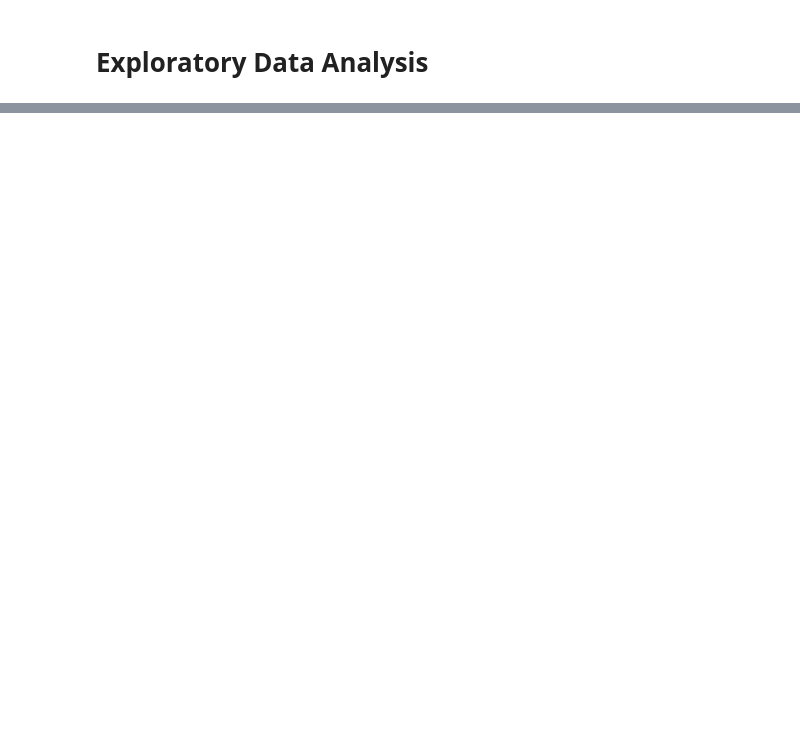
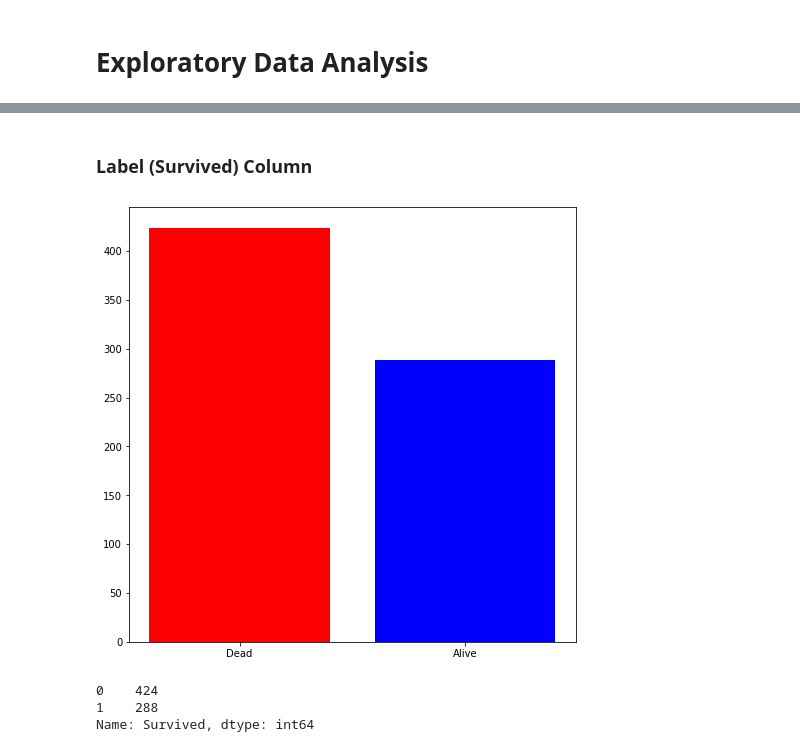
Before and after one commit to neharikajsh/Titanic_Data_Evaluation, a Jupyter notebook: Titanic_Data_Evaluation.ipynb, the cells around one changed output, grey strips where cells are left out. Cells and saved outputs as stored; diff of their text form; code cells hidden in the pictures; blank space fills up the shorter version.

```diff
--- a/Titanic_Data_Evaluation.ipynb
+++ b/Titanic_Data_Evaluation.ipynb
@@ -15,7 +24,7 @@ from sklearn.model_selection import GridSearchCV
 # %% [markdown]
 # The Data
 # %%
-train_data = pd.read_csv('https://raw.githubusercontent.com/neharikajsh/Loan_Prediction_ML/main/data/train_set.csv')
+train_data = pd.read_csv('https://raw.githubusercontent.com/neharikajsh/Titanic_Data_Evaluation/main/data/train.csv')
 train_data.info()
 # %% [output]
 <class 'pandas.core.frame.DataFrame'>
@@ -92,0 +102,4 @@ Name: LoanAmount, Length: 203, dtype: int64
+# %%
+filtered_data = train_data.drop('Cabin', axis=1)
+filtered_data.dropna(inplace = True)
+filtered_data.info()
@@ -92,0 +125,21 @@ Name: LoanAmount, Length: 203, dtype: int64
+# %% [markdown]
+### Label (Survived) Column
+# %%
+category_classes = filtered_data['Survived'].unique()
+category_counts = []
+
+for i in category_classes:
+  count = len(filtered_data[filtered_data.Survived==i])
+  category_counts.append(count)
+
+plt.figure(figsize=(8, 8))
+plt.bar(['Dead','Alive'],category_counts,color=['red','blue'])
+plt.show()
+
+print('\n')
+print(filtered_data['Survived'].value_counts())
+# %% [output]
+[figure, added]
+0    424
+1    288
+Name: Survived, dtype: int64
```
Also changed, not shown: parts of 21 cells of this notebook.
